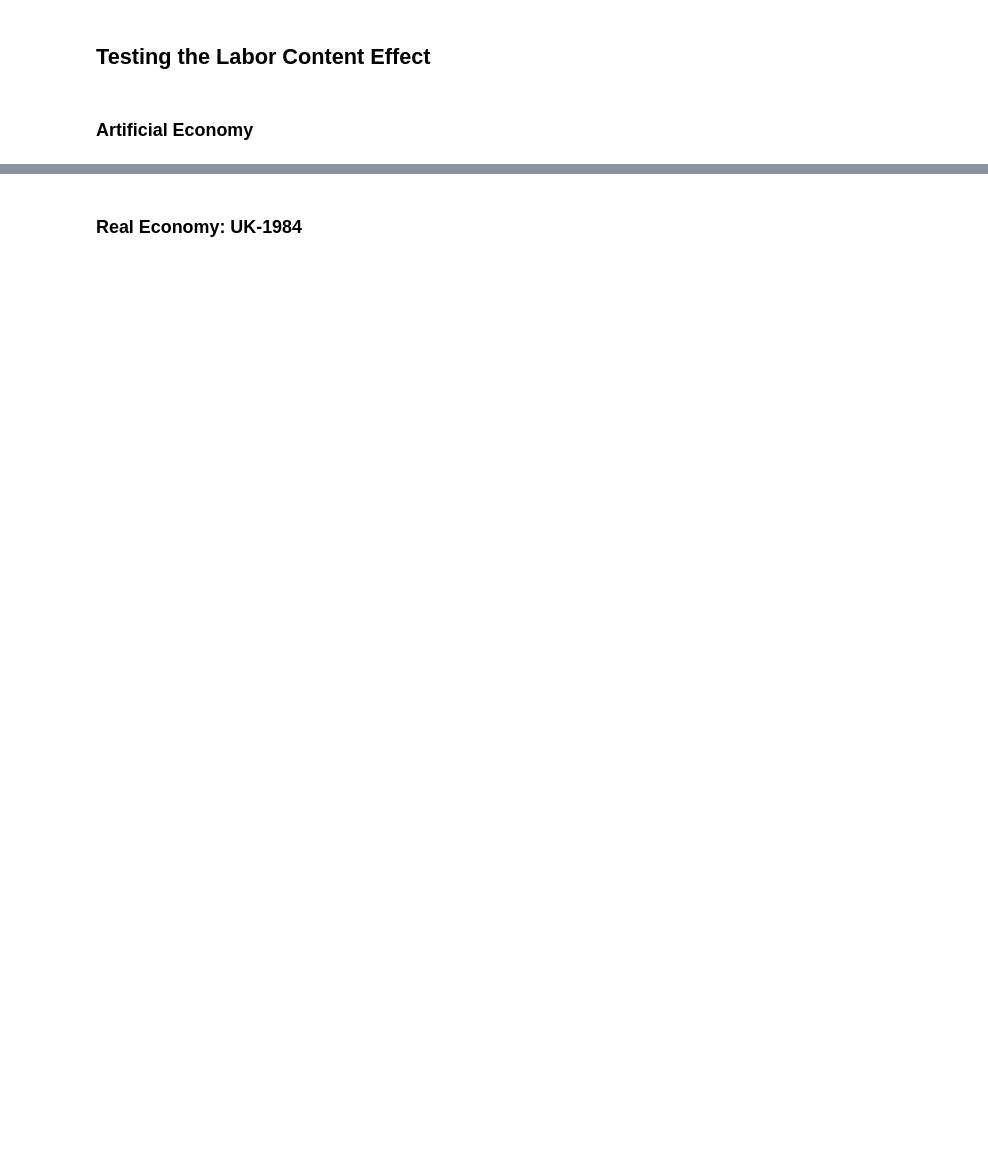
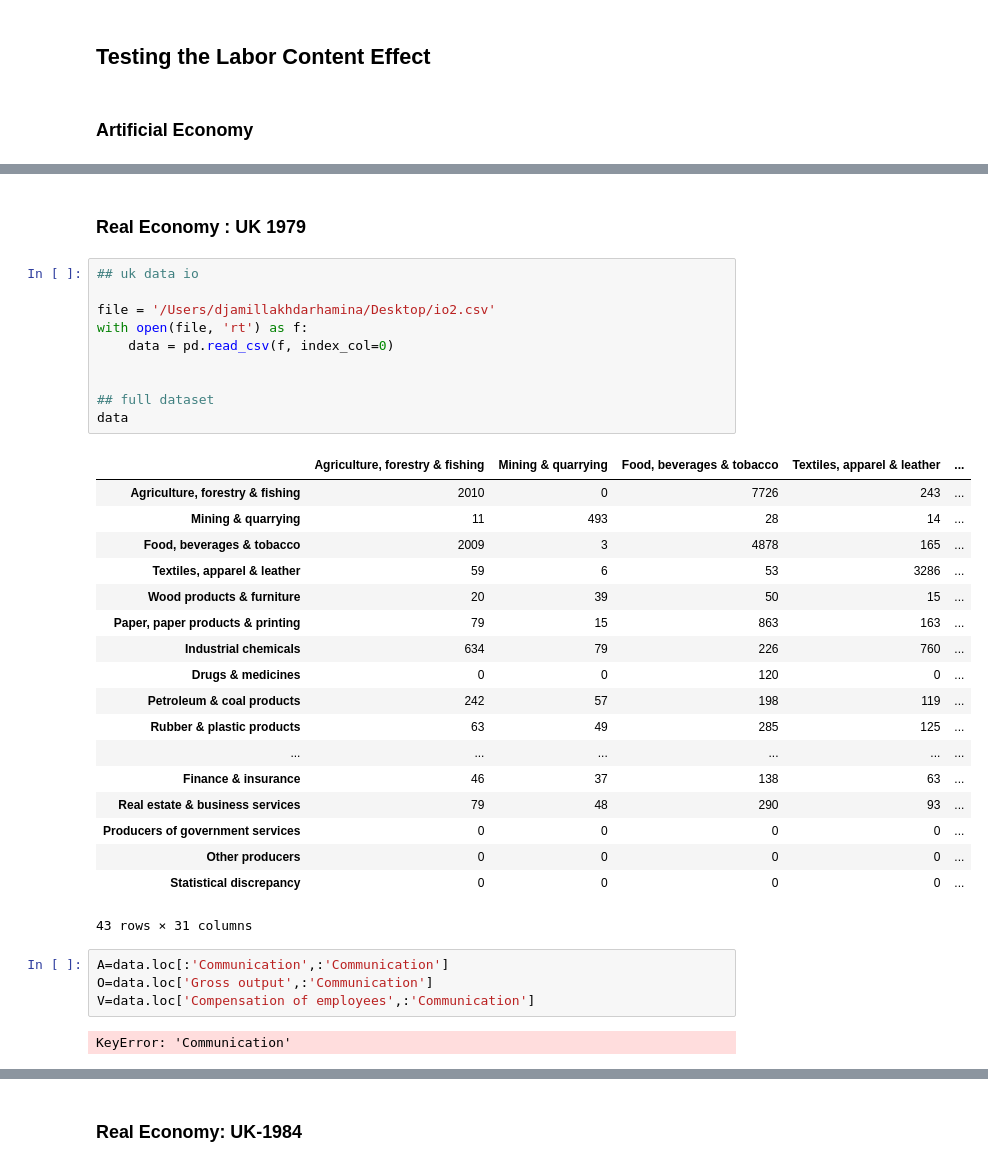
Before and after one commit to Djamil17/iotables, a Jupyter notebook: python/iterative_labor_calculation.ipynb, the cells around one changed output, grey strips where cells are left out. Saved outputs shown, nothing was run; the diff lists cells and outputs as text; blank space fills up the shorter version.

```diff
--- a/python/iterative_labor_calculation.ipynb
+++ b/python/iterative_labor_calculation.ipynb
@@ -96,0 +202,37 @@ def random_labor_calculation(A,O,V,n_iterations):
+# %% [markdown]
+### Real Economy : UK 1979
+# %%
+## uk data io
+
+file = '/Users/djamillakhdarhamina/Desktop/io2.csv'
+with open(file, 'rt') as f:
+    data = pd.read_csv(f, index_col=0)
+
+
+## full dataset
+data
+# %% [output]
+|  | Agriculture, forestry & fishing | Mining & quarrying | Food, beverages & tobacco | Textiles, apparel & leather | ... |
+| Agriculture, forestry & fishing | 2010 | 0 | 7726 | 243 | ... |
+| Mining & quarrying | 11 | 493 | 28 | 14 | ... |
+| Food, beverages & tobacco | 2009 | 3 | 4878 | 165 | ... |
+| Textiles, apparel & leather | 59 | 6 | 53 | 3286 | ... |
+| Wood products & furniture | 20 | 39 | 50 | 15 | ... |
+| Paper, paper products & printing | 79 | 15 | 863 | 163 | ... |
+| Industrial chemicals | 634 | 79 | 226 | 760 | ... |
+| Drugs & medicines | 0 | 0 | 120 | 0 | ... |
+| Petroleum & coal products | 242 | 57 | 198 | 119 | ... |
+| Rubber & plastic products | 63 | 49 | 285 | 125 | ... |
+| ... | ... | ... | ... | ... | ... |
+| Finance & insurance | 46 | 37 | 138 | 63 | ... |
+| Real estate & business services | 79 | 48 | 290 | 93 | ... |
+| Producers of government services | 0 | 0 | 0 | 0 | ... |
+| Other producers | 0 | 0 | 0 | 0 | ... |
+| Statistical discrepancy | 0 | 0 | 0 | 0 | ... |
+43 rows × 31 columns
+# %%
+A=data.loc[:'Communication',:'Communication']
+O=data.loc['Gross output',:'Communication']
+V=data.loc['Compensation of employees',:'Communication']
+# %% [output]
+KeyError: 'Communication'
```
Also changed, not shown: parts of 59 cells of this notebook, 3 other files.
